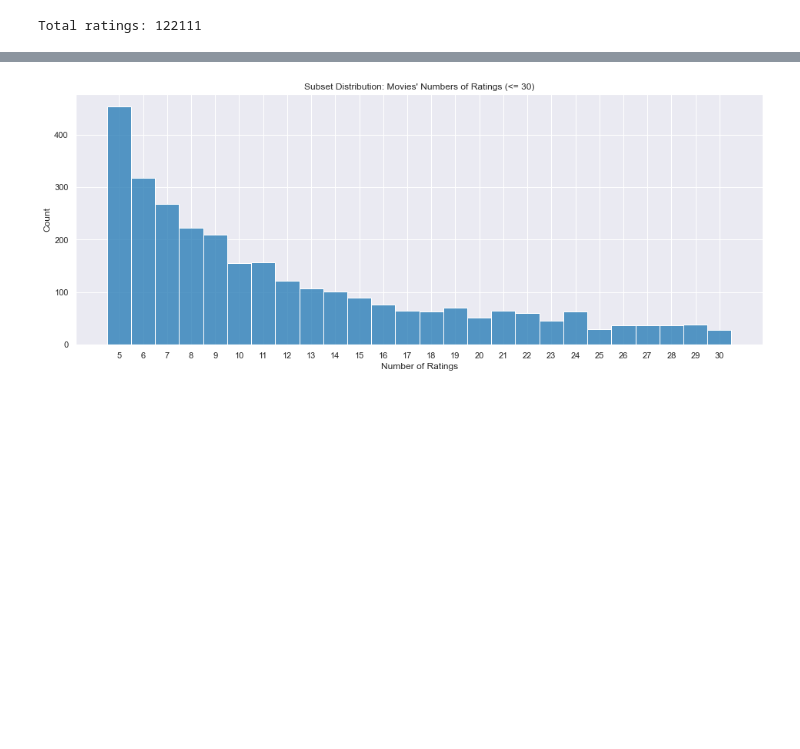
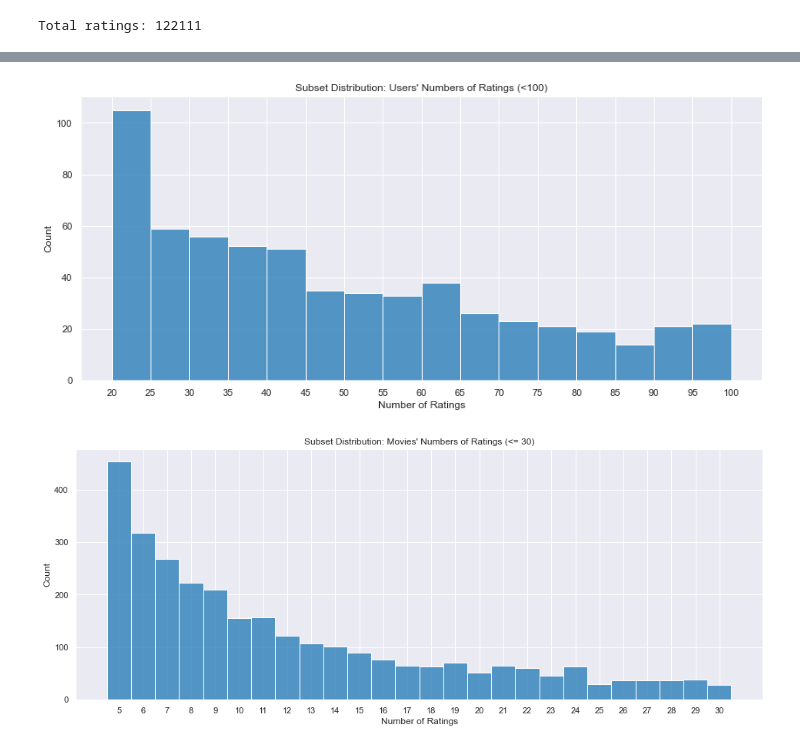
Before and after one commit to willcd/module4-project, a Jupyter notebook: notebook.ipynb, the cells around one changed output, grey strips where cells are left out. Cells and saved outputs as stored; diff of their text form; code cells hidden in the pictures; blank space fills up the shorter version.

```diff
--- a/notebook.ipynb
+++ b/notebook.ipynb
@@ -481,3 +526,12 @@ Total ratings: 122111
+# %%
+fig = plt.figure(figsize=(14,6))
+
+ax = sns.histplot(data=final_user_stats[final_user_stats['count'] < 101], x='count', bins=16)
+ax.set_xlabel('Number of Ratings')
+ax.set_title("Subset Distribution: Users' Numbers of Ratings (<100)")
+ax.set_xticks(list(range(20, 101, 5)));
+# %% [output]
+[figure, added]
 # %%
 fig = plt.figure(figsize=(16,6))
 
```
Also changed, not shown: parts of 80 cells of this notebook, 1 other file.
